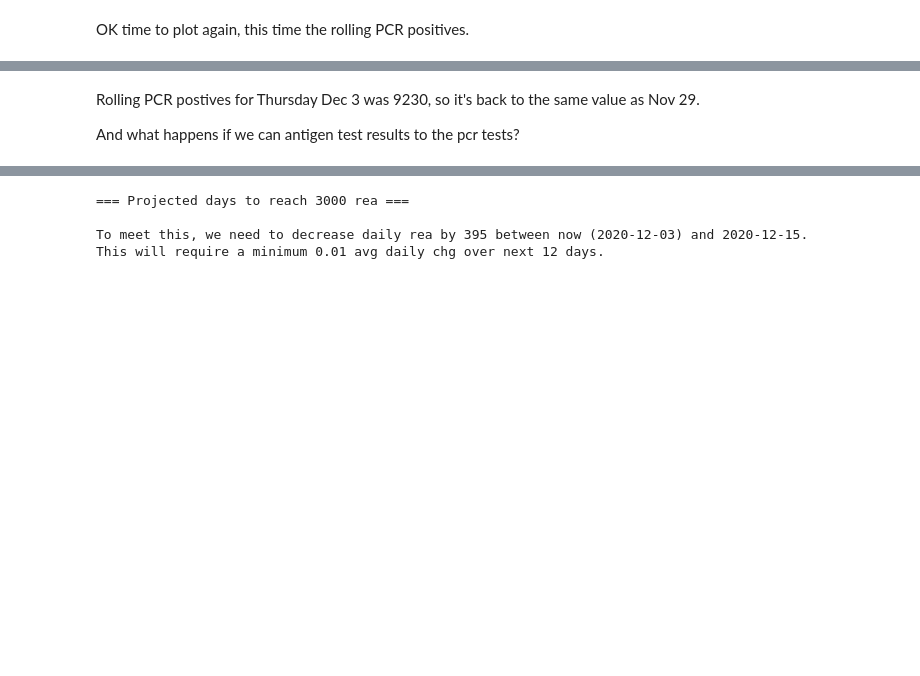
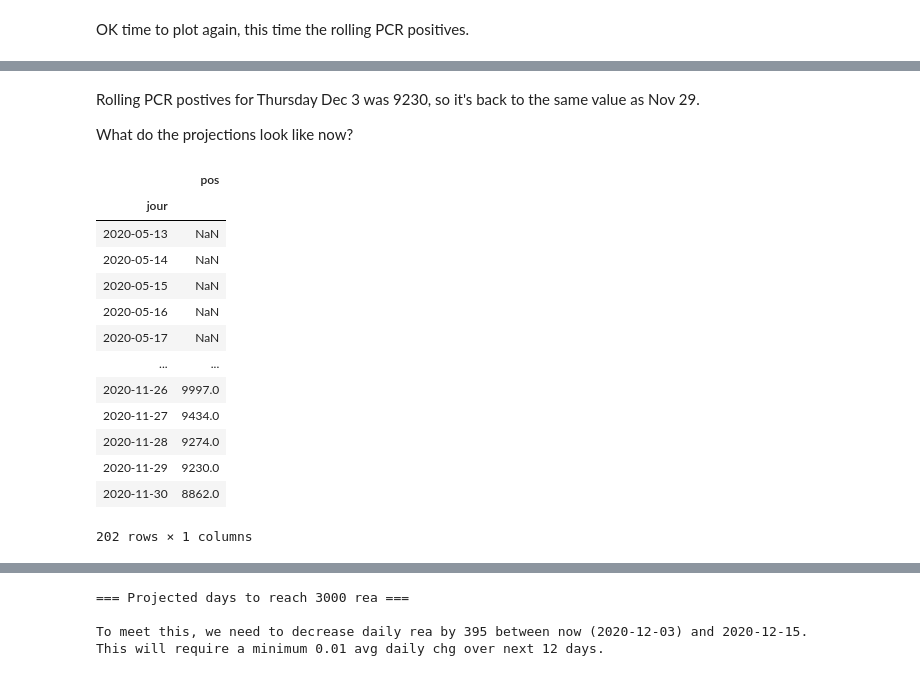
Before and after one commit to limegimlet/covid19, a Jupyter notebook: A_targets_dec15.ipynb, the cells around one changed output, grey strips where cells are left out. Cells and saved outputs as stored; diff of their text form; code cells hidden in the pictures; blank space fills up the shorter version.

```diff
--- a/A_targets_dec15.ipynb
+++ b/A_targets_dec15.ipynb
@@ -387,4 +381,22 @@ plot_df.iplot(kind='bar',
 # %% [markdown]
 Rolling PCR postives for Thursday Dec 3 was 9230, so it's back to the same value as Nov 29.
 
-And what happens if we can antigen test results to the pcr tests?
+What do the projections look like now?
+# %%
+new_df = df.copy()
+new_df
+# %% [output]
+|  | pos |
+| jour |  |
+| 2020-05-13 | NaN |
+| 2020-05-14 | NaN |
+| 2020-05-15 | NaN |
+| 2020-05-16 | NaN |
+| 2020-05-17 | NaN |
+| ... | ... |
+| 2020-11-26 | 9997.0 |
+| 2020-11-27 | 9434.0 |
+| 2020-11-28 | 9274.0 |
+| 2020-11-29 | 9230.0 |
+| 2020-11-30 | 8862.0 |
+202 rows × 1 columns
```
Also changed, not shown: parts of 29 cells of this notebook.
